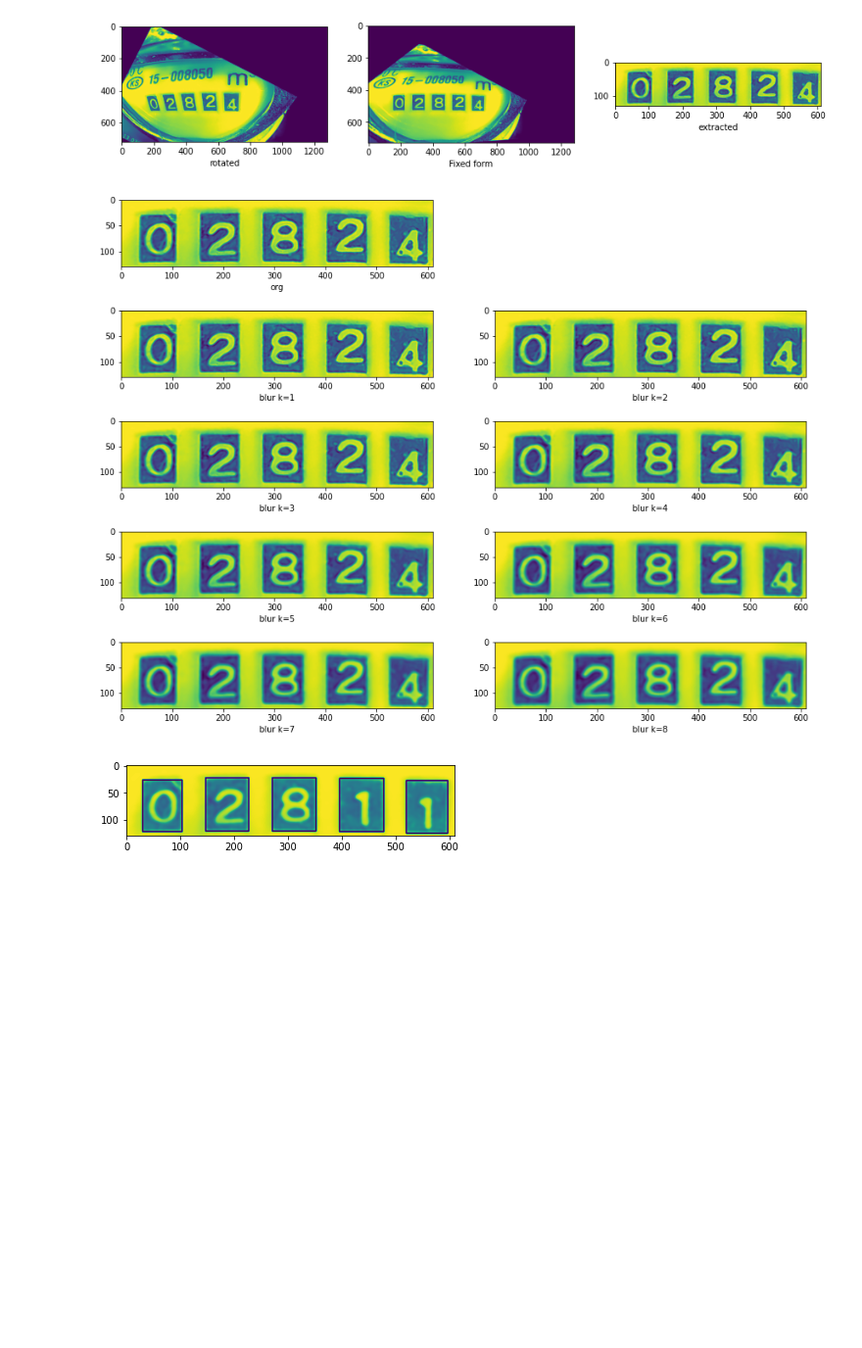
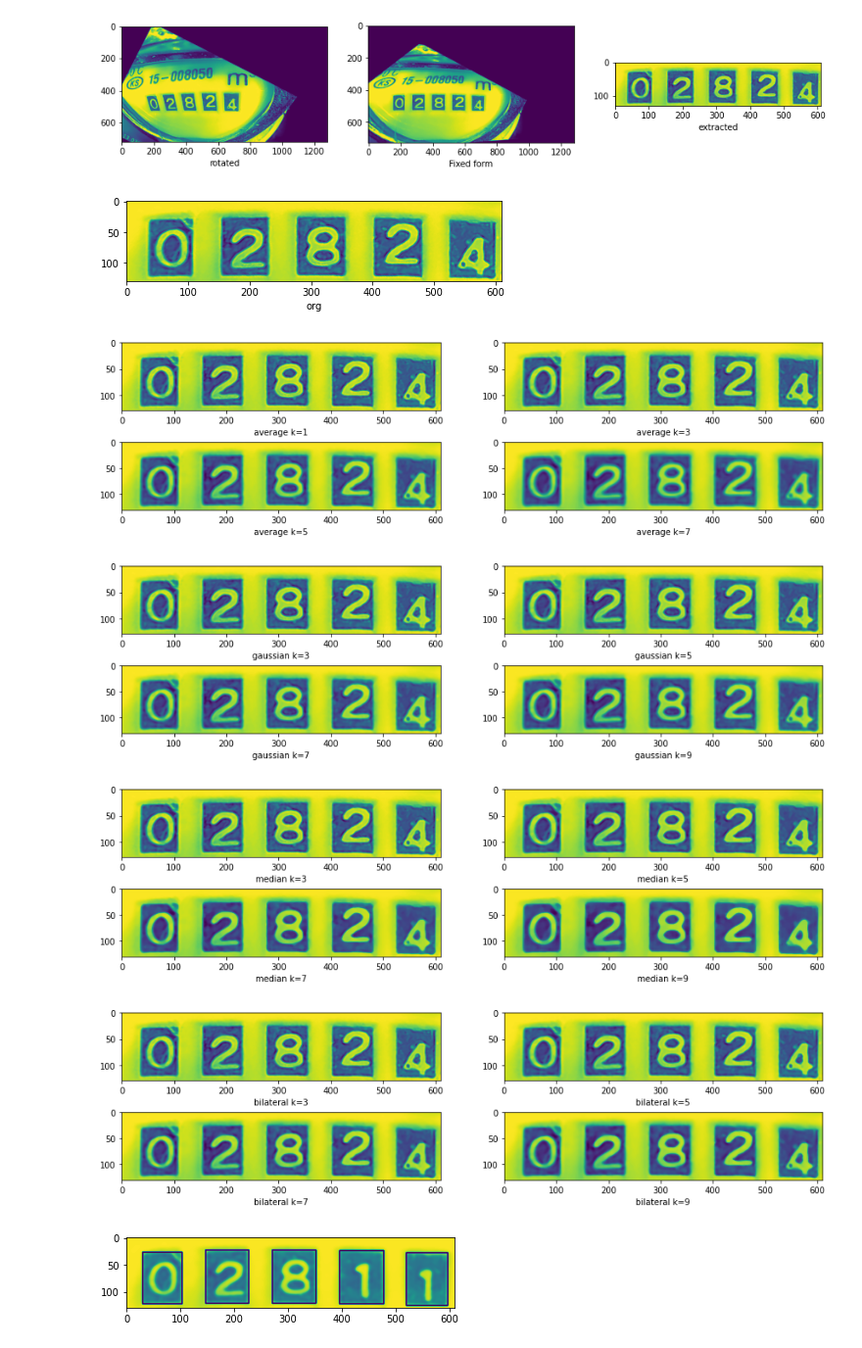
Before and after one commit to ekyuho/Project-X, a Jupyter notebook: Levels/003_meter_reading/02_extract_digits/get_digits.ipynb, the cells around one changed output. Shown at 98% size. Drawn from its saved outputs; the diff is of its cells as text; code cells hidden in the pictures; blank space fills up the shorter version.

```diff
--- a/Levels/003_meter_reading/02_extract_digits/get_digits.ipynb
+++ b/Levels/003_meter_reading/02_extract_digits/get_digits.ipynb
@@ -45,33 +45,57 @@ plt.show()
 200
 [figure]
 [figure]
-# %%
-def conv(img, n):
-    kernel = np.ones((n,n),np.float32)/(n*n)
-    return cv2.filter2D(img, -1, kernel)
-
-def blur(img, method):
-    if method == "blur": return cv2.blur(img,(7,7))
-    if method == "median": return cv2.medianBlur(img,9)
-    if method == "bilateral": return cv2.bilateralFilter(img,9,75,75)
-    if method == "gaussian": return cv2.GaussianBlur(img,(5,5),8)
-
-methods = ("blur", "median", "bilateral", "gaussian")
-plt.figure(figsize=(15,12))
-plt.subplot(5,2,1)
-plt.imshow(img4)
-plt.xlabel("org")
-j = 3
-i=0
-for k in range(1,9):
-    img5 = conv(img4,k)
-    plt.subplot(5,2,j)
-    plt.imshow(img5)
-    plt.xlabel("%s k=%d"%(methods[i],k))
-    j += 1
-plt.show()
-# %% [output]
-[figure, removed]
+# %%
+plt.figure(figsize=(7,1.5))
+plt.imshow(img4)
+plt.xlabel("org")
+plt.show()
+
+plt.figure(figsize=(15,4))
+j=1
+for k in (1,3,5,7):
+    img5 = cv2.blur(img4,(k,k))
+    plt.subplot(2,2,j)
+    plt.imshow(img5)
+    plt.xlabel("average k=%d"%k)
+    j += 1
+plt.show()
+
+plt.figure(figsize=(15,4))
+j = 1
+for k in (3,5,7,9):
+    img5 = cv2.GaussianBlur(img4,(k,k),0)
+    plt.subplot(2,2,j)
+    plt.imshow(img5)
+    plt.xlabel("gaussian k=%d"%(k))
+    j += 1
+plt.show()
+
+plt.figure(figsize=(15,4))
+j = 1
+for k in (3,5,7,9):
+    img5 = cv2.medianBlur(img4,k)
+    plt.subplot(2,2,j)
+    plt.imshow(img5)
+    plt.xlabel("median k=%d"%(k))
+    j += 1
+plt.show()
+
+plt.figure(figsize=(15,4))
+j = 1
+for k in (3,5,7,9):
+    img5 = cv2.bilateralFilter(img4,k,75,75)
+    plt.subplot(2,2,j)
+    plt.imshow(img5)
+    plt.xlabel("bilateral k=%d"%(k))
+    j += 1
+plt.show()
+# %% [output]
+[figure, added]
+[figure, added]
+[figure, added]
+[figure, added]
+[figure, added]
 # %%
 def merge(box1, box2):
     assert is_overlapping_horizontally(box1, box2)
```
